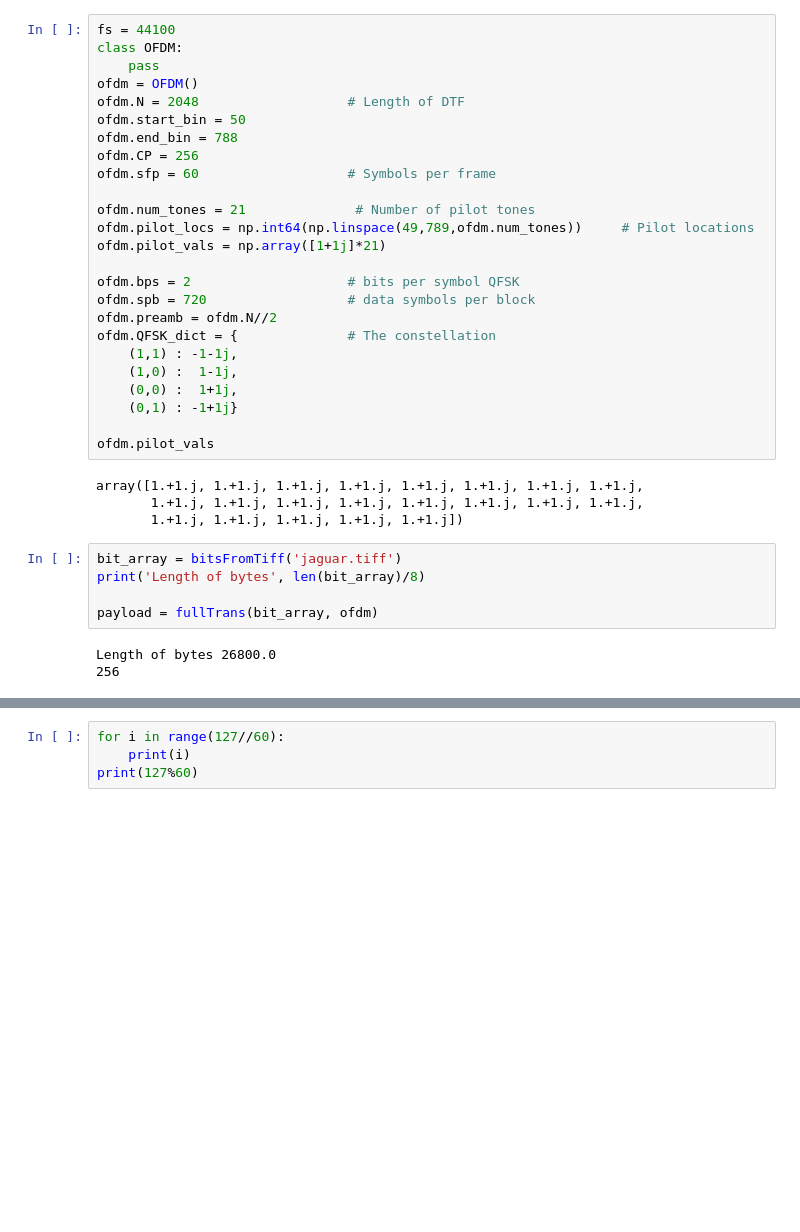
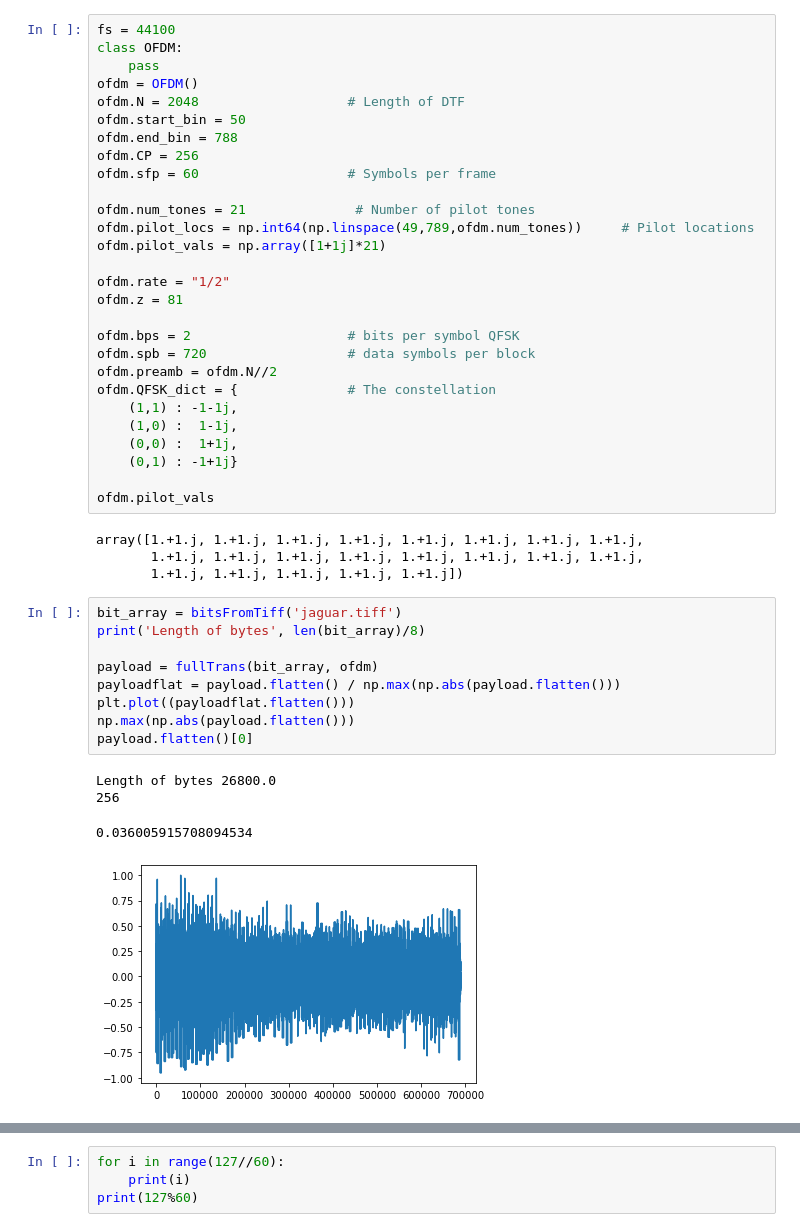
Before and after one commit to jks70/gf3_v2, a Jupyter notebook: finalframe.ipynb, the cells around one changed output, grey strips where cells are left out. Cells and saved outputs as stored; diff of their text form; blank space fills up the shorter version.

```diff
--- a/finalframe.ipynb
+++ b/finalframe.ipynb
@@ -22,6 +22,9 @@ ofdm.num_tones = 21              # Number of pilot tones
 ofdm.pilot_locs = np.int64(np.linspace(49,789,ofdm.num_tones))     # Pilot locations
 ofdm.pilot_vals = np.array([1+1j]*21)
 
+ofdm.rate = "1/2"
+ofdm.z = 81
+
 ofdm.bps = 2                    # bits per symbol QFSK
 ofdm.spb = 720                  # data symbols per block
 ofdm.preamb = ofdm.N//2
@@ -39,8 +42,14 @@ array([1.+1.j, 1.+1.j, 1.+1.j, 1.+1.j, 1.+1.j, 1.+1.j, 1.+1.j, 1.+1.j,
 # %%
 bit_array = bitsFromTiff('jaguar.tiff')
 print('Length of bytes', len(bit_array)/8)
 
 payload = fullTrans(bit_array, ofdm)
+payloadflat = payload.flatten() / np.max(np.abs(payload.flatten()))
+plt.plot((payloadflat.flatten()))
+np.max(np.abs(payload.flatten()))
+payload.flatten()[0]
 # %% [output]
 Length of bytes 26800.0
 256
+0.036005915708094534
+[figure, added]
```
Also changed, not shown: parts of 3 cells of this notebook.
